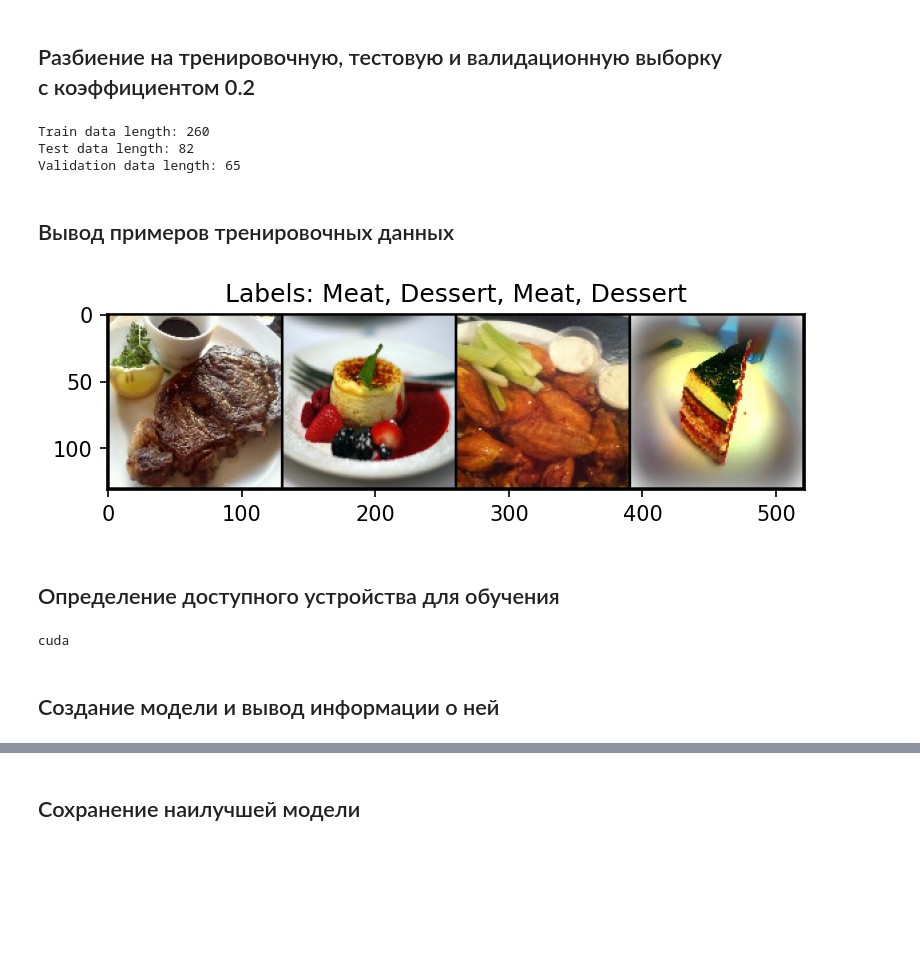
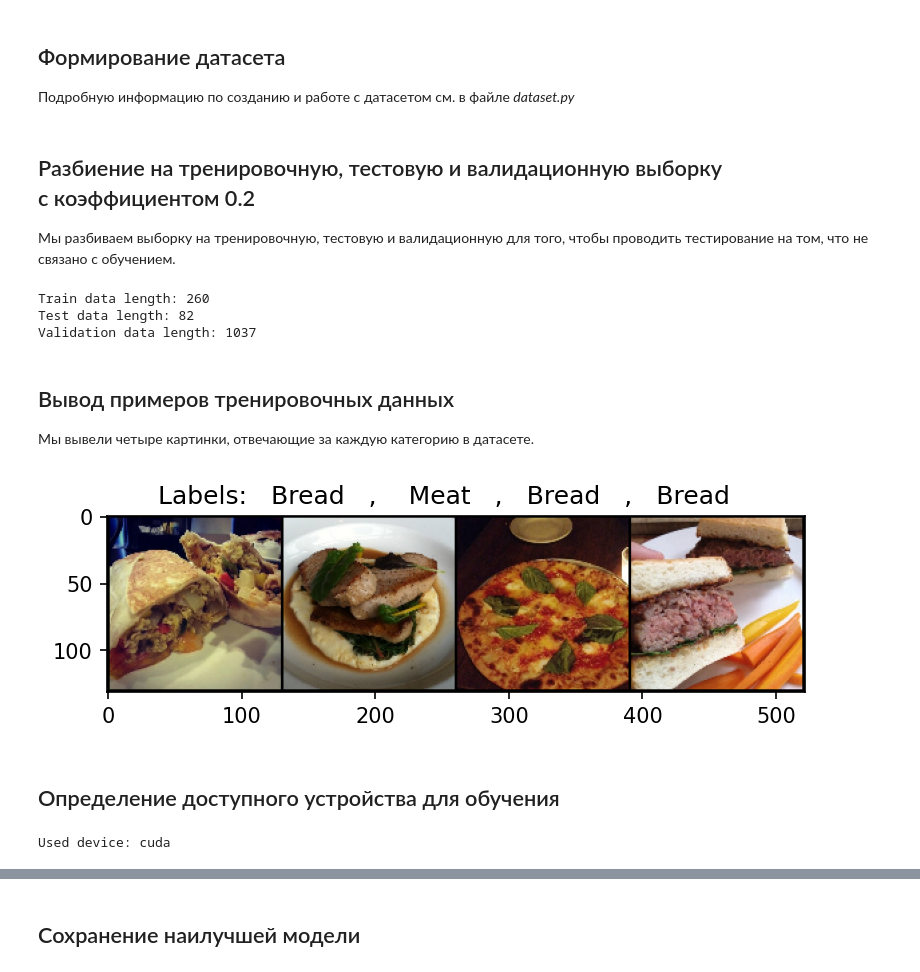
Before and after one commit to Koolana/CV-ImageClassification, a Jupyter notebook: demo.ipynb, the cells around one changed output, grey strips where cells are left out. Cells and saved outputs as stored; diff of their text form; code cells hidden in the pictures; blank space fills up the shorter version.

```diff
--- a/demo.ipynb
+++ b/demo.ipynb
@@ -32,7 +40,12 @@ from trainer import Trainer
+# %% [markdown]
+## Формирование датасета
+Подробную информацию по созданию и работе с датасетом см. в файле *dataset.py*
 # %%
 dataset = CustomDataset()
 # %% [markdown]
 ## Разбиение на тренировочную, тестовую и валидационную выборку<br/>с коэффициентом 0.2
+
+Мы разбиваем выборку на тренировочную, тестовую и валидационную для того, чтобы проводить тестирование на том, что не связано с обучением.
 # %%
 dataset = CustomDataset()
 dataset_train, dataset_test = train_test_split(dataset, test_size=0.2)
@@ -40,7 +53,7 @@ dataset_train, dataset_val = train_test_split(dataset_train, test_size=0.2)
 
 data_loader_train = DataLoader(dataset_train, batch_size=16, shuffle=True)
 data_loader_test = DataLoader(dataset_test, batch_size=16, shuffle=True)
-data_loader_val = DataLoader(dataset_val, batch_size=16, shuffle=True)
+data_loader_val = DataLoader(dataset_val, batch_size=1, shuffle=True)
 
 print('Train data length:', len(data_loader_train))
 print('Test data length:', len(data_loader_test))
@@ -48,25 +61,24 @@ print('Validation data length:', len(data_loader_val))
 # %% [output]
 Train data length: 260
 Test data length: 82
-Validation data length: 65
+Validation data length: 1037
 # %% [markdown]
 ## Вывод примеров тренировочных данных
+Мы вывели четыре картинки, отвечающие за каждую категорию в датасете.
 # %%
 train_features, train_labels = next(iter(data_loader_train))
 train_features = dataset.getImgsTensors(train_features)[:4]
 
-plt.title('Labels: ' + ', '.join([dataset.getName(i) for i in train_labels[:4]]))
+plt.title('Labels:'.center(8) + ', '.join([dataset.getName(i).center(10) for i in train_labels[:4]]))
 gridImgs = torchvision.utils.make_grid(train_features)
 plt.imshow(cv2.cvtColor(gridImgs.permute(1, 2, 0).numpy() / 255, cv2.COLOR_BGR2RGB))
 plt.show()
 # %% [output]
-[figure, old version]
+[figure, new version]
 # %% [markdown]
 ## Определение доступного устройства для обучения
 # %%
 device = torch.device("cuda" if torch.cuda.is_available() else "cpu")
-print(device)
+print('Used device:', device)
 # %% [output]
-cuda
+Used device: cuda
-# %% [markdown]
-## Создание модели и вывод информации о ней
```
Also changed, not shown: parts of 16 cells of this notebook, 2 other files.
